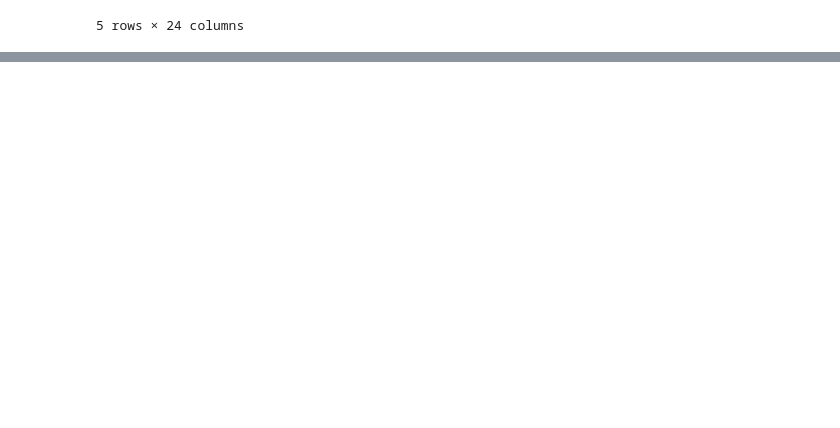
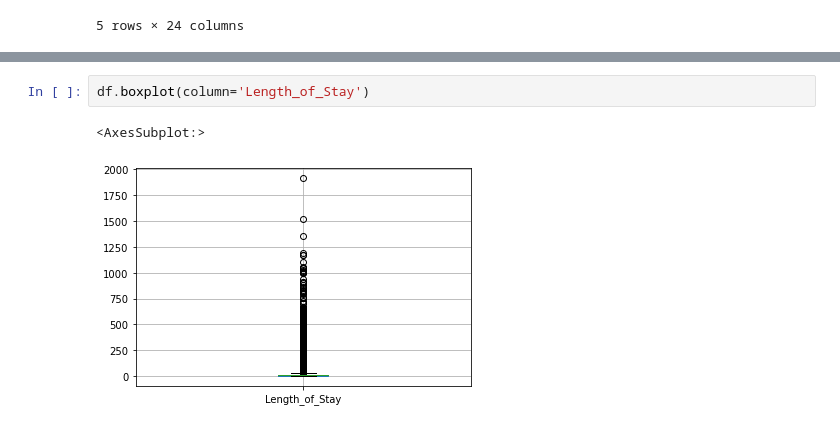
Before and after one commit to M-Outlaw/BootCamp-Mod-20-Animal_Shelter_Analysis, a Jupyter notebook: Multiple_Intakes.ipynb, the cells around one changed output, grey strips where cells are left out. Cells and saved outputs as stored; diff of their text form; blank space fills up the shorter version.

```diff
--- a/Multiple_Intakes.ipynb
+++ b/Multiple_Intakes.ipynb
@@ -114,0 +142,5 @@ df.to_csv('duplicate_animal_id.csv')
+# %%
+df.boxplot(column='Length_of_Stay')
+# %% [output]
+<AxesSubplot:>
+[figure, added]
```
Also changed, not shown: parts of 17 cells of this notebook.
